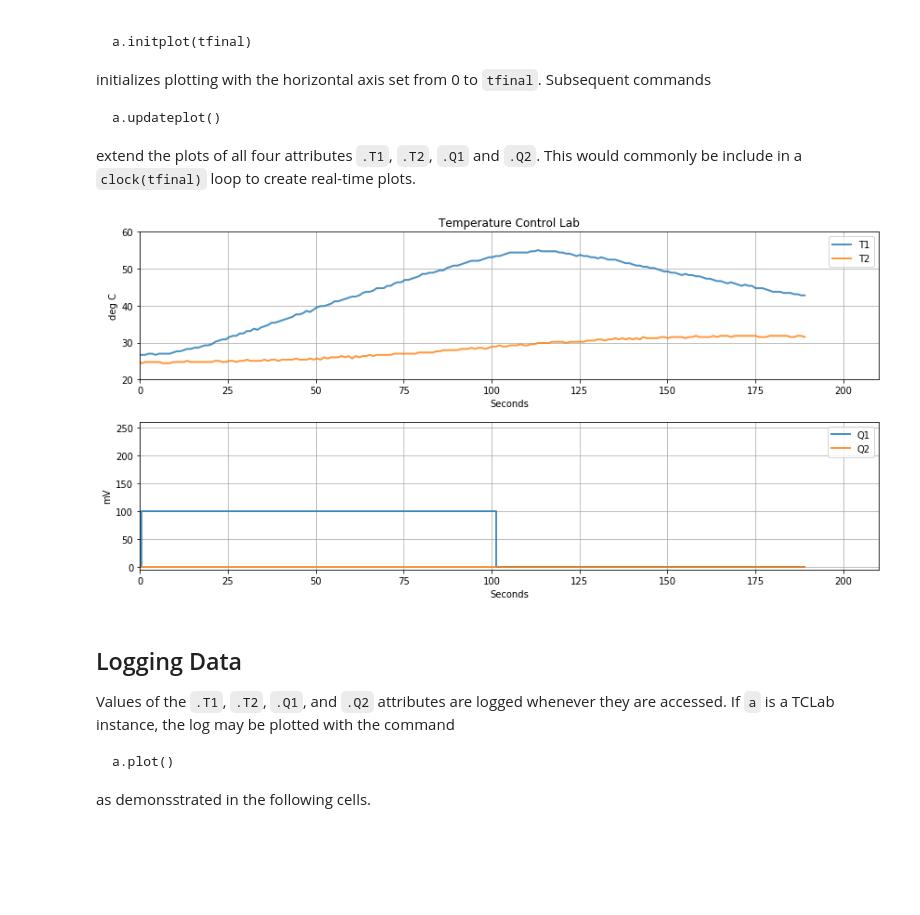
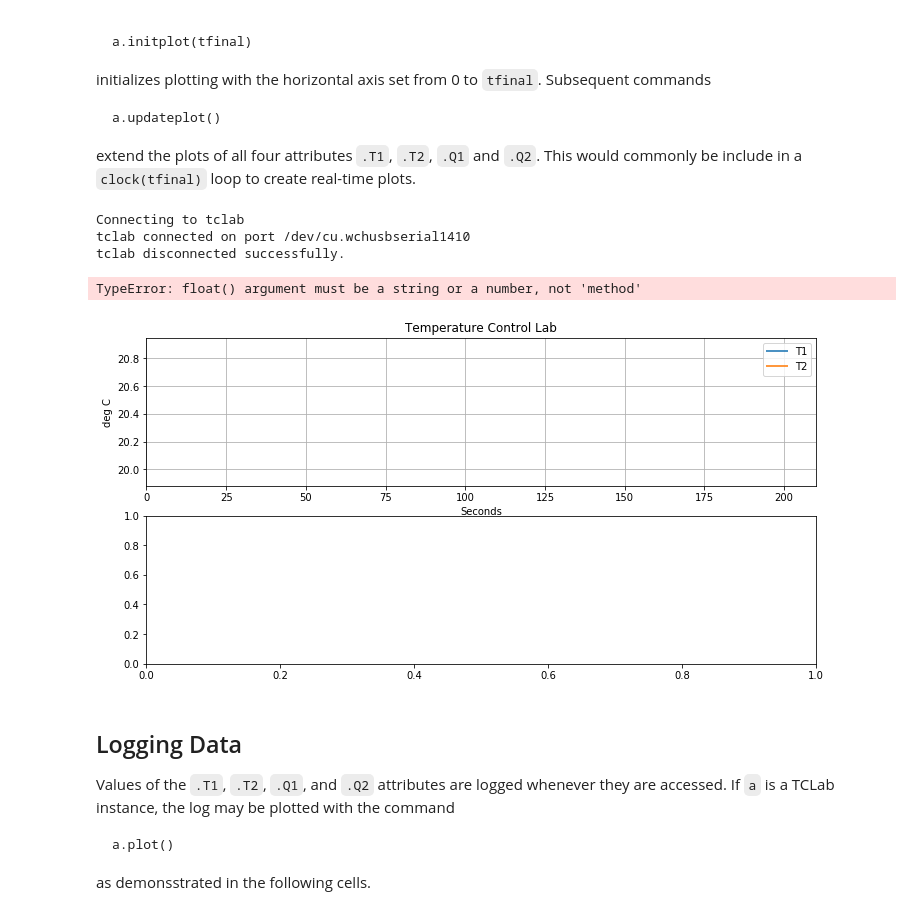
Before and after one commit to jckantor/TCLab, a Jupyter notebook: notebooks/0_TCLab_Overview.ipynb, the cells around one changed output. Cells and saved outputs as stored; diff of their text form; code cells hidden in the pictures; blank space fills up the shorter version.

```diff
--- a/notebooks/0_TCLab_Overview.ipynb
+++ b/notebooks/0_TCLab_Overview.ipynb
@@ -70,26 +94,25 @@ Note that the retrieved values may be different than the set values due to the r
 # %%
-import sys
-sys.path.append("..")
-from TCLab import TCLab
+from tclab import tclab
 import time
 
-with TCLab() as a:
+with tclab() as a:
     print("\nStarting Temperature 1: {0:0.2f} C".format(a.T1),flush=True)
     print("Starting Temperature 2: {0:0.2f} C".format(a.T2),flush=True)
 
+    a.Q1(100)
+    a.Q2(100)
+    print("\nSet Heater 1:", a.Q1(), "%",flush=True)
+    print("Set Heater 2:", a.Q2(), "%",flush=True)
+
     t_heat = 30
-    a.Q1 = 100
-    a.Q2 = 100
-
-    print("\nSet Heater 1:", a.Q1, "%",flush=True)
-    print("Set Heater 2:", a.Q2, "%",flush=True)
-
     print("\nHeat for", t_heat, "seconds")
     time.sleep(t_heat)
 
     print("\nTurn Heaters Off")
-    a.Q1 = 0
-    a.Q2 = 0
+    a.Q1(0)
+    a.Q2(0)
+    print("\nSet Heater 1:", a.Q1(), "%",flush=True)
+    print("Set Heater 2:", a.Q2(), "%",flush=True)
 
     print("\nFinal Temperature 1: {0:0.2f} C".format(a.T1))
     print("Final Temperature 2: {0:0.2f} C".format(a.T2))
@@ -98,13 +141,11 @@ with TCLab() as a:
 
 For convenience, the TCLab module includes a function `control` for synchronizing calculations with real time.  `control(tperiod,tstep)` is a python iterator that generates a sequence of iterations over a period of `tperiod` seconds separated by `tstep` seconds.
 # %%
-import sys
-sys.path.append("..")
-from TCLab import clock
+from tclab import tclab, clock
 
-tfinal = 5
+tperiod = 5
 tstep = 1
-for t in clock(tfinal):
+for t in clock(tperiod,tstep):
     print(t, "sec.")
 # %% [output]
 0.0 sec.
@@ -158,18 +197,22 @@ extend the plots of all four attributes `.T1`, `.T2`, `.Q1` and `.Q2`. This woul
 # %%
 %matplotlib inline
 import sys
-sys.path.append('..')
-from TCLab import TCLab, clock
+sys.path.append("..")
+from tclab import tclab, clock
 
-tfinal = 200
+tperiod = 200
 
-with TCLab() as a:
-    a.initplot(tfinal)
-    for t in clock(tfinal):
-        a.Q1 = 100 if t < 100 else 0
+with tclab() as a:
+    a.initplot(tperiod)
+    for t in clock(tperiod):
+        a.Q1(100 if t < 100 else 0)
         a.updateplot()
 # %% [output]
+Connecting to tclab
+tclab connected on port /dev/cu.wchusbserial1410
+tclab disconnected successfully.
+TypeError: float() argument must be a string or a number, not 'method'
-[figure, old version]
+[figure, new version]
 # %% [markdown]
 ## Logging Data
 
```
Also changed, not shown: parts of 12 cells of this notebook, 2 other files.
